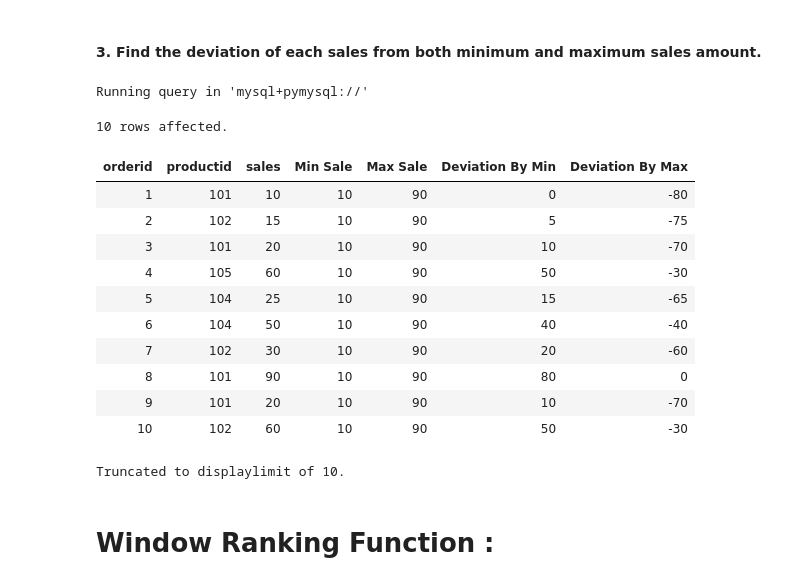
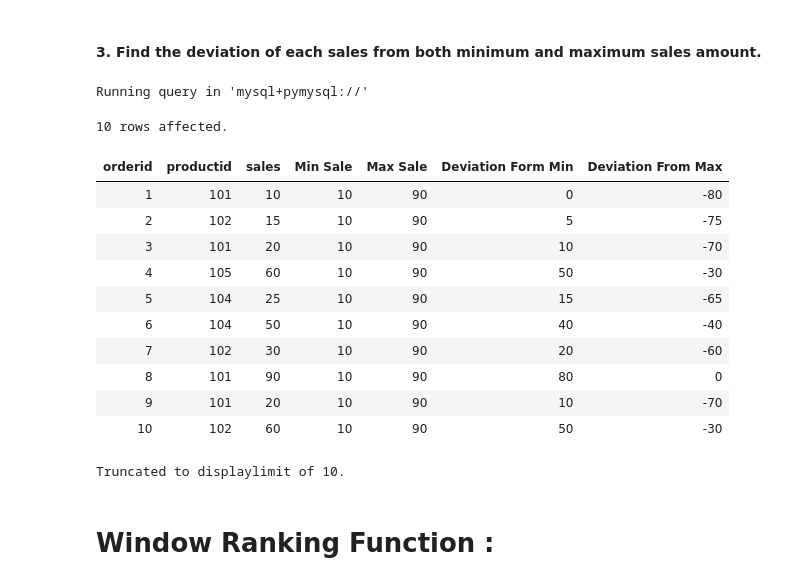
Before and after one commit to the-naman/Learn, a Jupyter notebook: SQL/SQL by Barra/My Notes/07. I - Aggregation and Analytical Functions.ipynb, the cells around one changed output. Cells and saved outputs as stored; diff of their text form; code cells hidden in the pictures.

```diff
--- a/SQL/SQL by Barra/My Notes/07. I - Aggregation and Analytical Functions.ipynb
+++ b/SQL/SQL by Barra/My Notes/07. I - Aggregation and Analytical Functions.ipynb
@@ -892,17 +892,17 @@ Running query in 'mysql+pymysql://'
 # %%
 %%sql
 select orderid,
     productid,
     sales,
     min(sales) over() as `Min Sale`,
     max(sales) over() as `Max Sale`,
-    sales - min(sales) over() as `Deviation By Min`,
-    sales - max(sales) over() as `Deviation By Max`
+    sales - min(sales) over() as `Deviation Form Min`,
+    sales - max(sales) over() as `Deviation From Max`
 from orders;
 # %% [output]
 Running query in 'mysql+pymysql://'
 10 rows affected.
-| orderid | productid | sales | Min Sale | Max Sale | Deviation By Min | Deviation By Max |
+| orderid | productid | sales | Min Sale | Max Sale | Deviation Form Min | Deviation From Max |
 | 1 | 101 | 10 | 10 | 90 | 0 | -80 |
 | 2 | 102 | 15 | 10 | 90 | 5 | -75 |
 | 3 | 101 | 20 | 10 | 90 | 10 | -70 |
```
